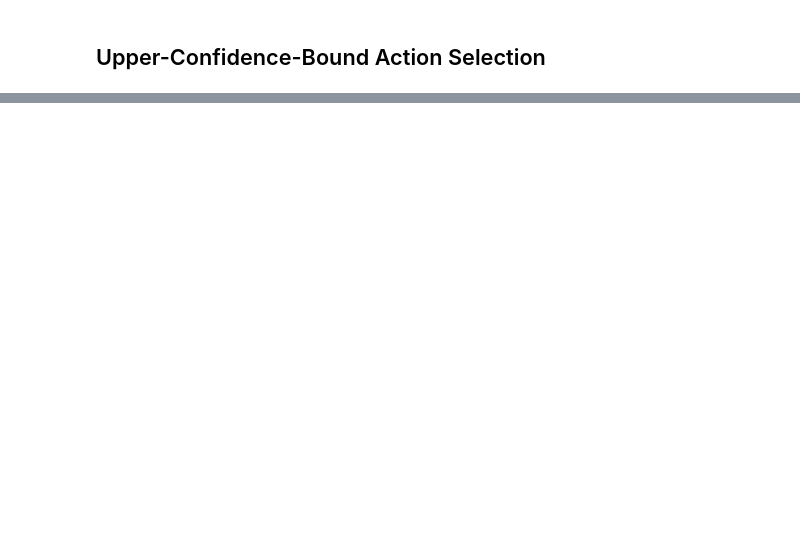
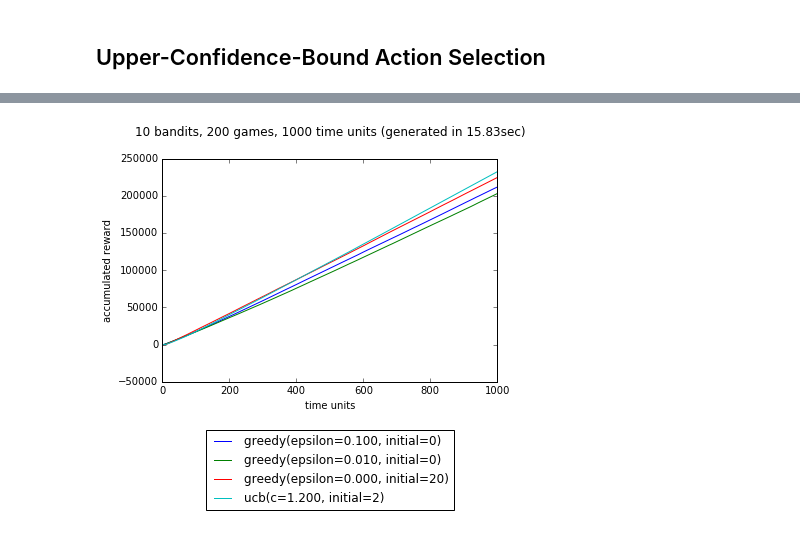
Before and after one commit to florian/reinforcement-learning, a Jupyter notebook: 2_Multi-arm_bandits.ipynb, the cells around one changed output, grey strips where cells are left out. Cells and saved outputs as stored; diff of their text form; code cells hidden in the pictures; blank space fills up the shorter version.

```diff
--- a/2_Multi-arm_bandits.ipynb
+++ b/2_Multi-arm_bandits.ipynb
@@ -181,0 +169,27 @@ game.play(num_bandits=10, num_games=50, num_iterations=1000)
+# %%
+from math import sqrt, log
+
+class UpperConfidenceBoundPlayer(EpsilonGreedyPlayer):
+    def __init__(self, bandits, c, initial=0):
+        EpsilonGreedyPlayer.__init__(self, bandits, epsilon=0, initial=initial)
+        self.c = c
+
+    def _select_bandit(self, t):
+        expected = [reward + self.c * sqrt(log(t + 1) / (n + 1e-10)) for reward, n in zip(self.expected, self.num_played)]
+
+        return np.argmax(expected)
+
+    def __str__(self):
+        return "ucb(c=%.3f, initial=%d)" % (self.c, self.initial)
+# %%
+players = [
+    lambda bandits: EpsilonGreedyPlayer(bandits, epsilon=0.1),
+    lambda bandits: EpsilonGreedyPlayer(bandits, epsilon=0.01),
+    lambda bandits: EpsilonGreedyPlayer(bandits, epsilon=0, initial=20),
+    lambda bandits: UpperConfidenceBoundPlayer(bandits, c=1.2, initial=2)
+]
+
+game = Game(players)
+game.play(num_bandits=10, num_games=200, num_iterations=1000)
+# %% [output]
+[figure, added]
```
Also changed, not shown: parts of 24 cells of this notebook.
